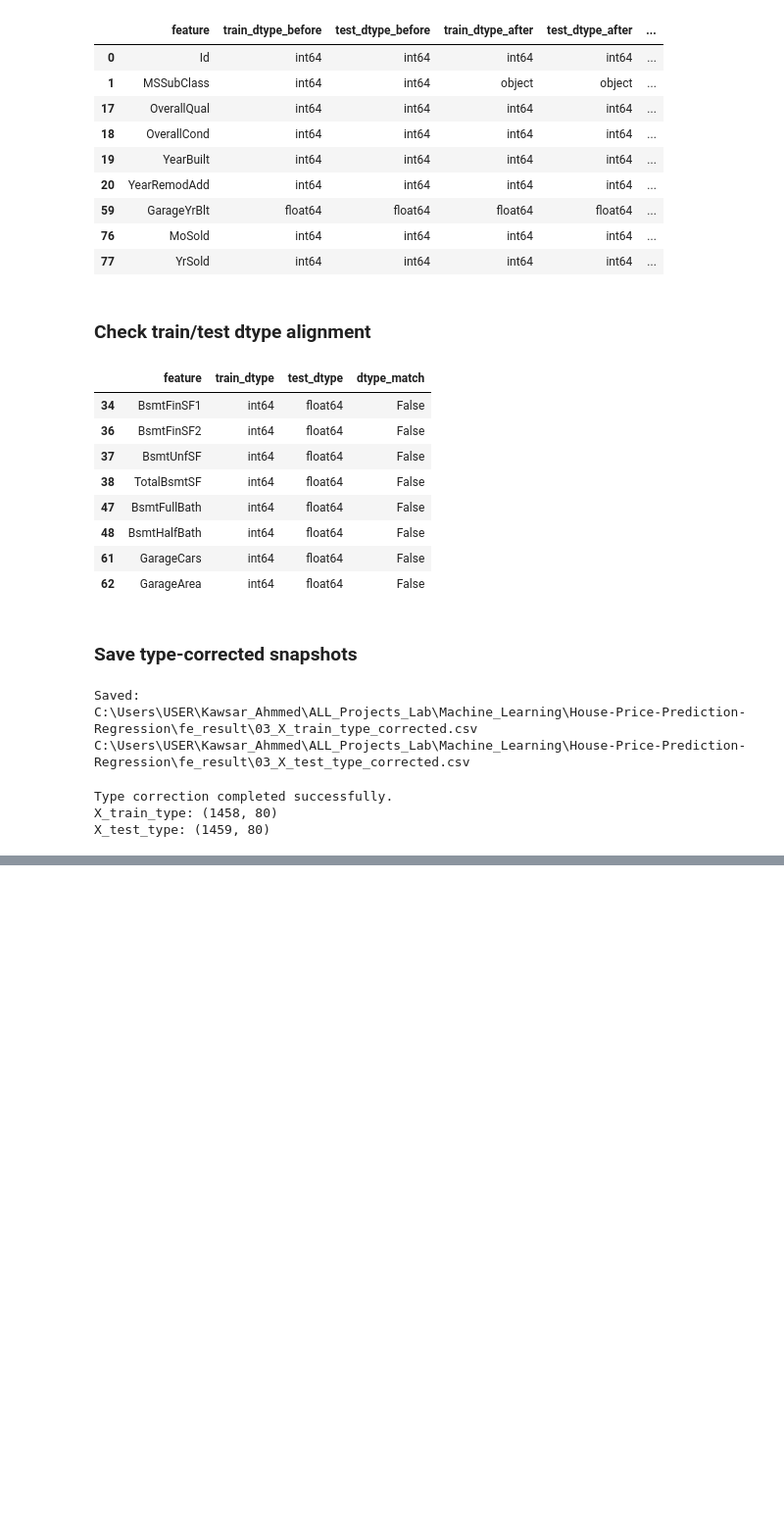
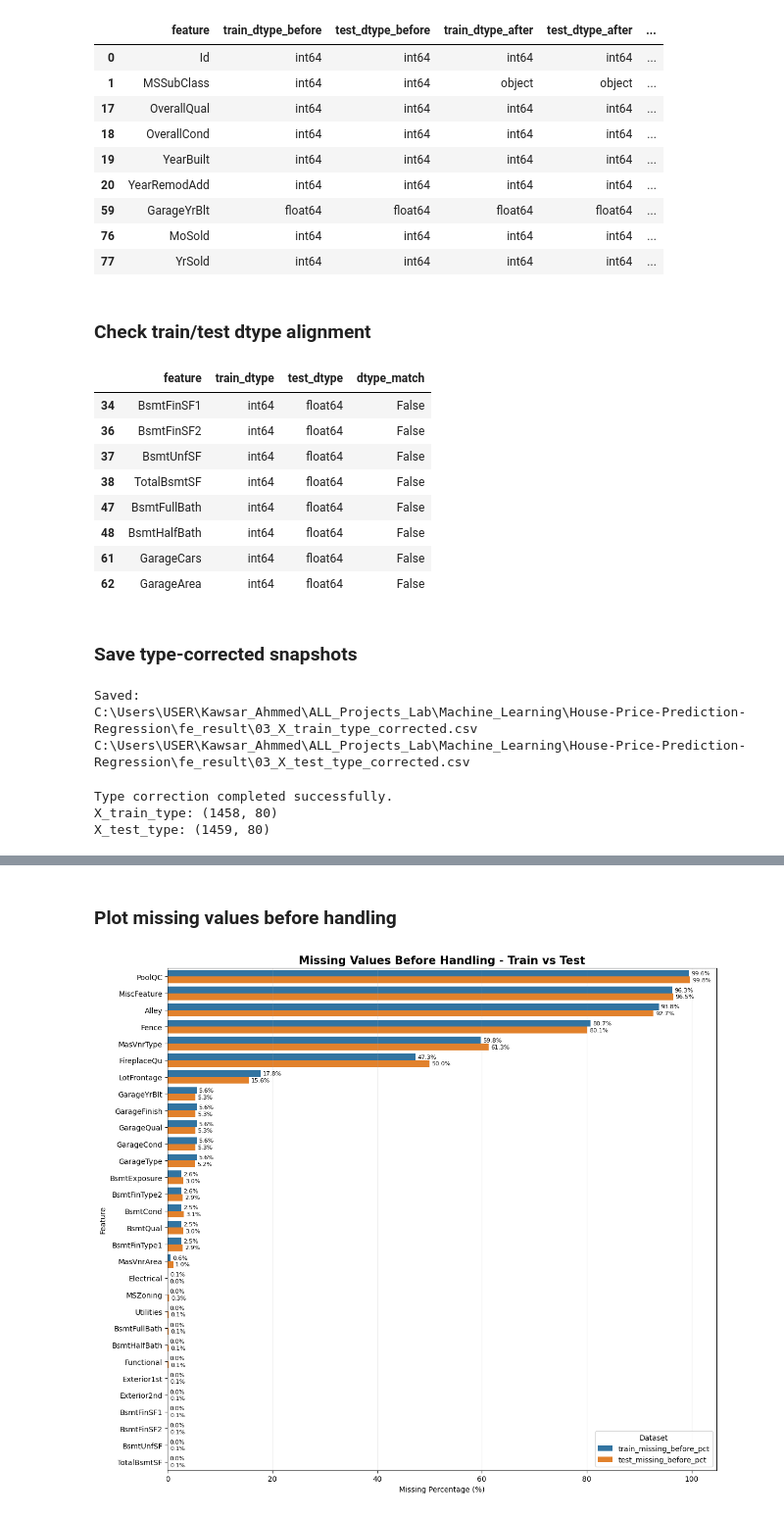
Before and after one commit to kawsar07ahmmed0712-rgb/House-Price-Prediction-Regression, a Jupyter notebook: Research/Feature_Engeneering.ipynb, the cells around one changed output, grey strips where cells are left out. Shown at 98% size. Drawn from its saved outputs; the diff is of its cells as text; code cells hidden in the pictures; blank space fills up the shorter version.

Commit message:
Missing value handling

```diff
--- a/Research/Feature_Engeneering.ipynb
+++ b/Research/Feature_Engeneering.ipynb
@@ -1951,0 +1973,11 @@ Proceed to EDA-based missing value handling.
+# %%
+# ============================================================
+# 4.1 Create missing-handling copies
+# ============================================================
+
+X_train_missing = X_train_type.copy()
+X_test_missing = X_test_type.copy()
+
+print("Before missing handling:")
+print("X_train_missing:", X_train_missing.shape)
+print("X_test_missing:", X_test_missing.shape)
@@ -1951,0 +2051,51 @@ Proceed to EDA-based missing value handling.
+# %% [markdown]
+### Plot missing values before handling
+# %%
+# ============================================================
+# 4.4 Plot missing values before handling
+# ============================================================
+
+plot_df = missing_before_report.loc[
+    (missing_before_report["train_missing_before"] > 0) |
+    (missing_before_report["test_missing_before"] > 0)
+].copy()
+
+plot_df = plot_df.head(30)
+
+if plot_df.empty:
+    print("No missing values found before handling.")
+else:
+    plot_melted = plot_df.melt(
+        id_vars="feature",
+        value_vars=["train_missing_before_pct", "test_missing_before_pct"],
+        var_name="dataset",
+        value_name="missing_percentage"
+    )
+
+    plt.figure(figsize=(12, max(6, len(plot_df) * 0.35)))
+
+    ax = sns.barplot(
+        data=plot_melted,
+        x="missing_percentage",
+        y="feature",
+        hue="dataset"
+    )
+
+    plt.title("Missing Values Before Handling - Train vs Test", fontsize=15, fontweight="bold")
+    plt.xlabel("Missing Percentage (%)")
+    plt.ylabel("Feature")
+
+    for container in ax.containers:
+        ax.bar_label(container, fmt="%.1f%%", padding=3, fontsize=8)
+
+    plt.grid(axis="x", alpha=0.25)
+    plt.legend(title="Dataset")
+    plt.tight_layout()
+    plt.savefig(
+        FE_PLOT_DIR / "04_01_missing_before_handling_train_test.png",
+        dpi=150,
+        bbox_inches="tight"
+    )
+    plt.show()
+# %% [output]
+[figure, added]
```
Also changed, not shown: parts of 41 cells of this notebook, 18 other files.
